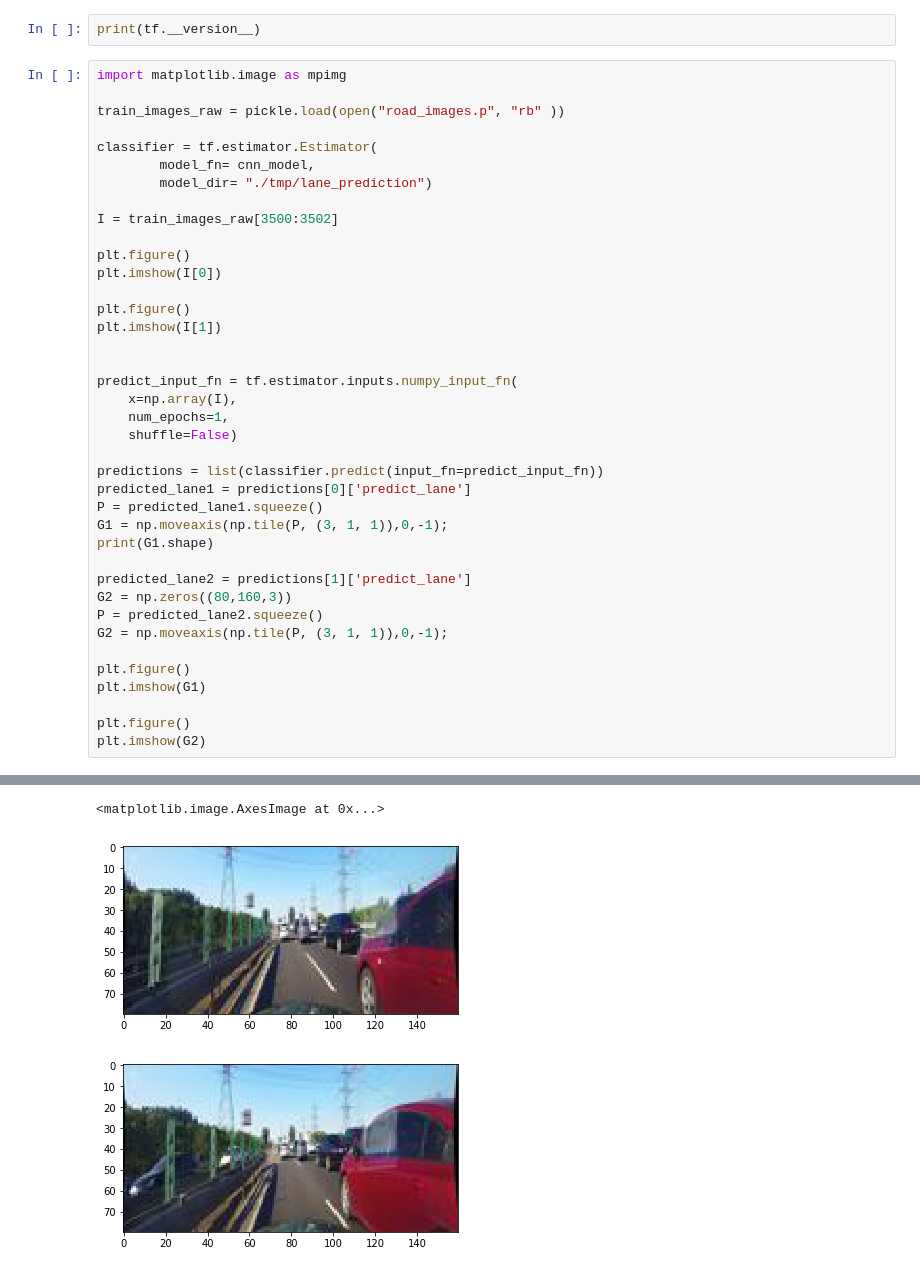
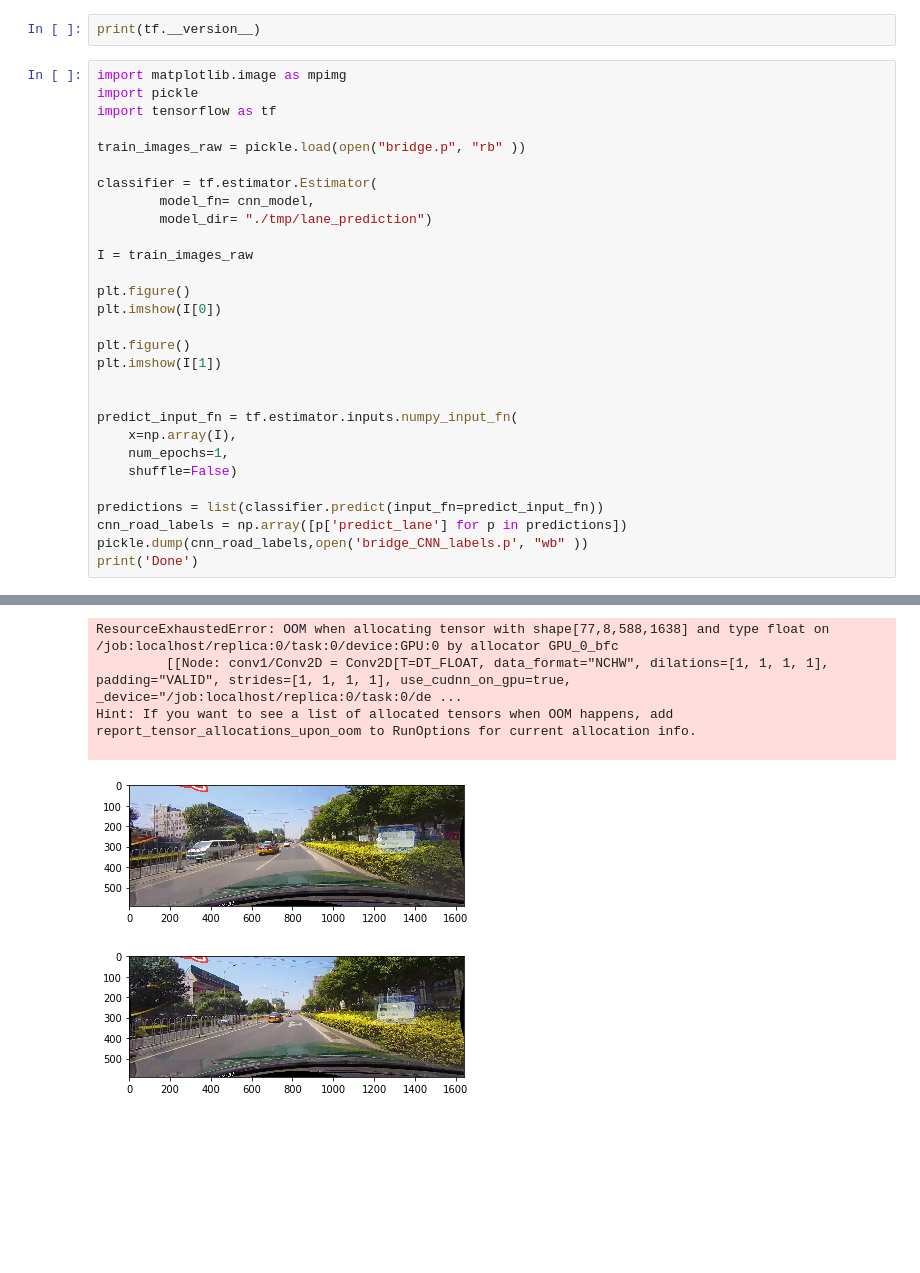
Before and after one commit to Spozder/LaneDetectionNNProject, a Jupyter notebook: LaneDectection.ipynb, the cells around one changed output, grey strips where cells are left out. Cells and saved outputs as stored; diff of their text form; blank space fills up the shorter version.

```diff
--- a/LaneDectection.ipynb
+++ b/LaneDectection.ipynb
@@ -233,14 +233,16 @@ SystemExit:
 print(tf.__version__)
 # %%
 import matplotlib.image as mpimg
+import pickle
+import tensorflow as tf
 
-train_images_raw = pickle.load(open("road_images.p", "rb" ))
+train_images_raw = pickle.load(open("bridge.p", "rb" ))
 
 classifier = tf.estimator.Estimator(
         model_fn= cnn_model,
         model_dir= "./tmp/lane_prediction")
 
-I = train_images_raw[3500:3502]
+I = train_images_raw
 
 plt.figure()
 plt.imshow(I[0])
@@ -255,20 +257,8 @@ predict_input_fn = tf.estimator.inputs.numpy_input_fn(
     shuffle=False)
 
 predictions = list(classifier.predict(input_fn=predict_input_fn))
-predicted_lane1 = predictions[0]['predict_lane']
-P = predicted_lane1.squeeze()
-G1 = np.moveaxis(np.tile(P, (3, 1, 1)),0,-1);
-print(G1.shape)
-
-predicted_lane2 = predictions[1]['predict_lane']
-G2 = np.zeros((80,160,3))
-P = predicted_lane2.squeeze()
-G2 = np.moveaxis(np.tile(P, (3, 1, 1)),0,-1);
-
-plt.figure()
-plt.imshow(G1)
-
-plt.figure()
-plt.imshow(G2)
+cnn_road_labels = np.array([p['predict_lane'] for p in predictions])
+pickle.dump(cnn_road_labels,open('bridge_CNN_labels.p', "wb" ))
+print('Done')
 # %% [output]
 INFO:tensorflow:Using default config.
@@ -283,3 +272,6 @@ INFO:tensorflow:Done running local_init_op.
-<matplotlib.image.AxesImage at 0x...>
+ResourceExhaustedError: OOM when allocating tensor with shape[77,8,588,1638] and type float on /job:localhost/replica:0/task:0/device:GPU:0 by allocator GPU_0_bfc
+         [[Node: conv1/Conv2D = Conv2D[T=DT_FLOAT, data_format="NCHW", dilations=[1, 1, 1, 1], padding="VALID", strides=[1, 1, 1, 1], use_cudnn_on_gpu=true, _device="/job:localhost/replica:0/task:0/de ...
+Hint: If you want to see a list of allocated tensors when OOM happens, add report_tensor_allocations_upon_oom to RunOptions for current allocation info.
+
-[figure, old version]
+[figure, new version]
-[figure, old version]
+[figure, new version]
```
Also changed, not shown: parts of 1 cell of this notebook, 4 other files.
